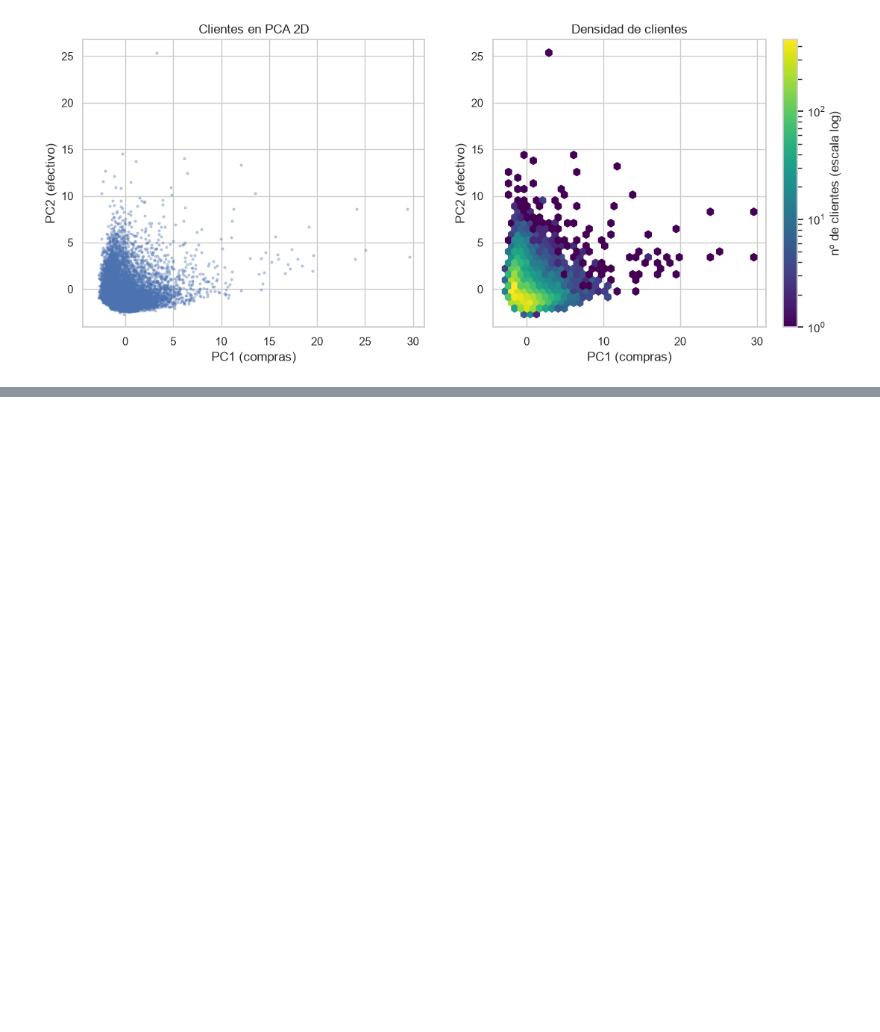
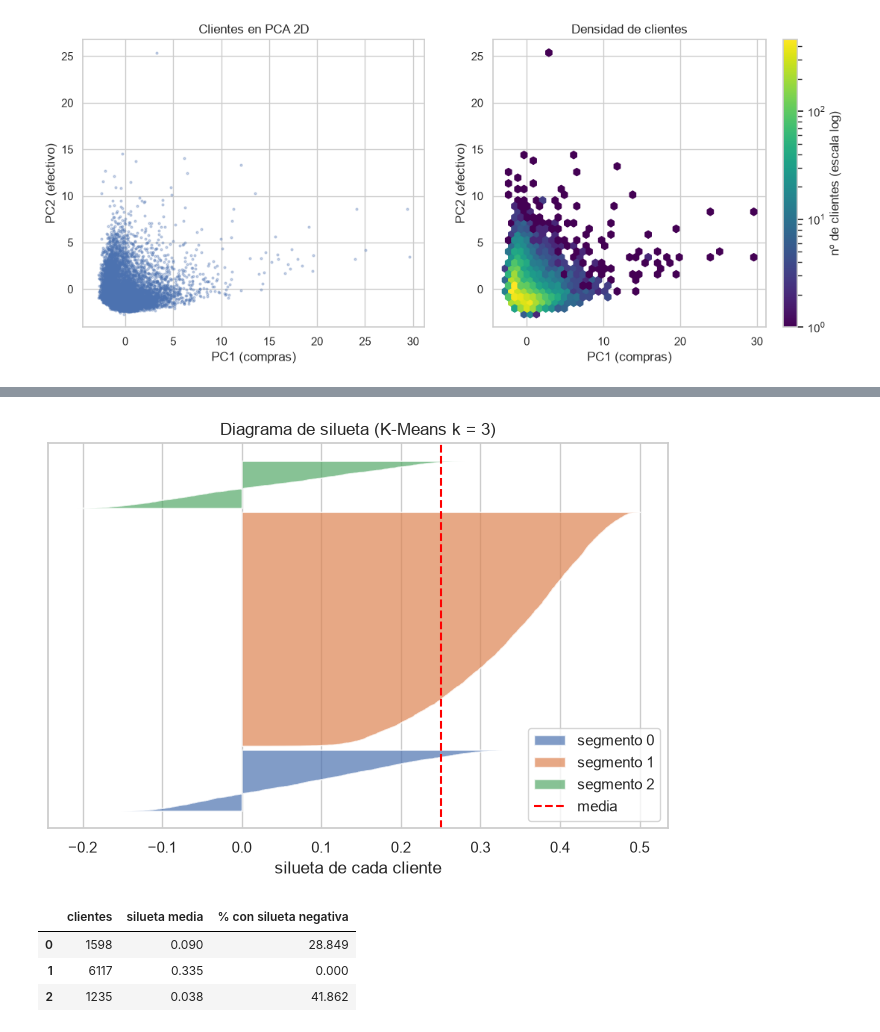
Before and after one commit to IA-P1-BCN/juanCarlos-investigacion-clustering, a Jupyter notebook: workshop-tarjetas.ipynb, the cells around one changed output, grey strips where cells are left out. Saved outputs shown, nothing was run; the diff lists cells and outputs as text; code cells hidden in the pictures; blank space fills up the shorter version.

```diff
--- a/workshop-tarjetas.ipynb
+++ b/workshop-tarjetas.ipynb
@@ -359,0 +360,24 @@ DBSCAN busca **zonas densas separadas por huecos**; en una **nube continua no ha
+# %%
+from sklearn.metrics import silhouette_samples
+
+sil = silhouette_samples(X, clusters_km)
+resumen = pd.DataFrame({"clientes": pd.Series(clusters_km).value_counts().sort_index(),
+                        "silueta media": pd.Series(sil).groupby(clusters_km).mean(),
+                        "% con silueta negativa": pd.Series(sil < 0).groupby(clusters_km).mean() * 100}).round(3)
+
+# Diagrama de silueta: cada "cuchillo" es un segmento, ordenado de mayor a menor
+fig, ax = plt.subplots(figsize=(8, 5)); y0 = 0
+for k in sorted(set(clusters_km)):
+    valores = np.sort(sil[clusters_km == k])
+    ax.fill_betweenx(np.arange(y0, y0 + len(valores)), 0, valores, alpha=0.7, label=f"segmento {k}")
+    y0 += len(valores) + 100
+ax.axvline(sil.mean(), ls="--", color="red", label="media")
+ax.set(xlabel="silueta de cada cliente", yticks=[], title="Diagrama de silueta (K-Means k = 3)"); ax.legend()
+plt.show()
+resumen
+# %% [output]
+[figure, added]
+|  | clientes | silueta media | % con silueta negativa |
+| 0 | 1598 | 0.090 | 28.849 |
+| 1 | 6117 | 0.335 | 0.000 |
+| 2 | 1235 | 0.038 | 41.862 |
```
Also changed, not shown: parts of 25 cells of this notebook, 2 other files.
